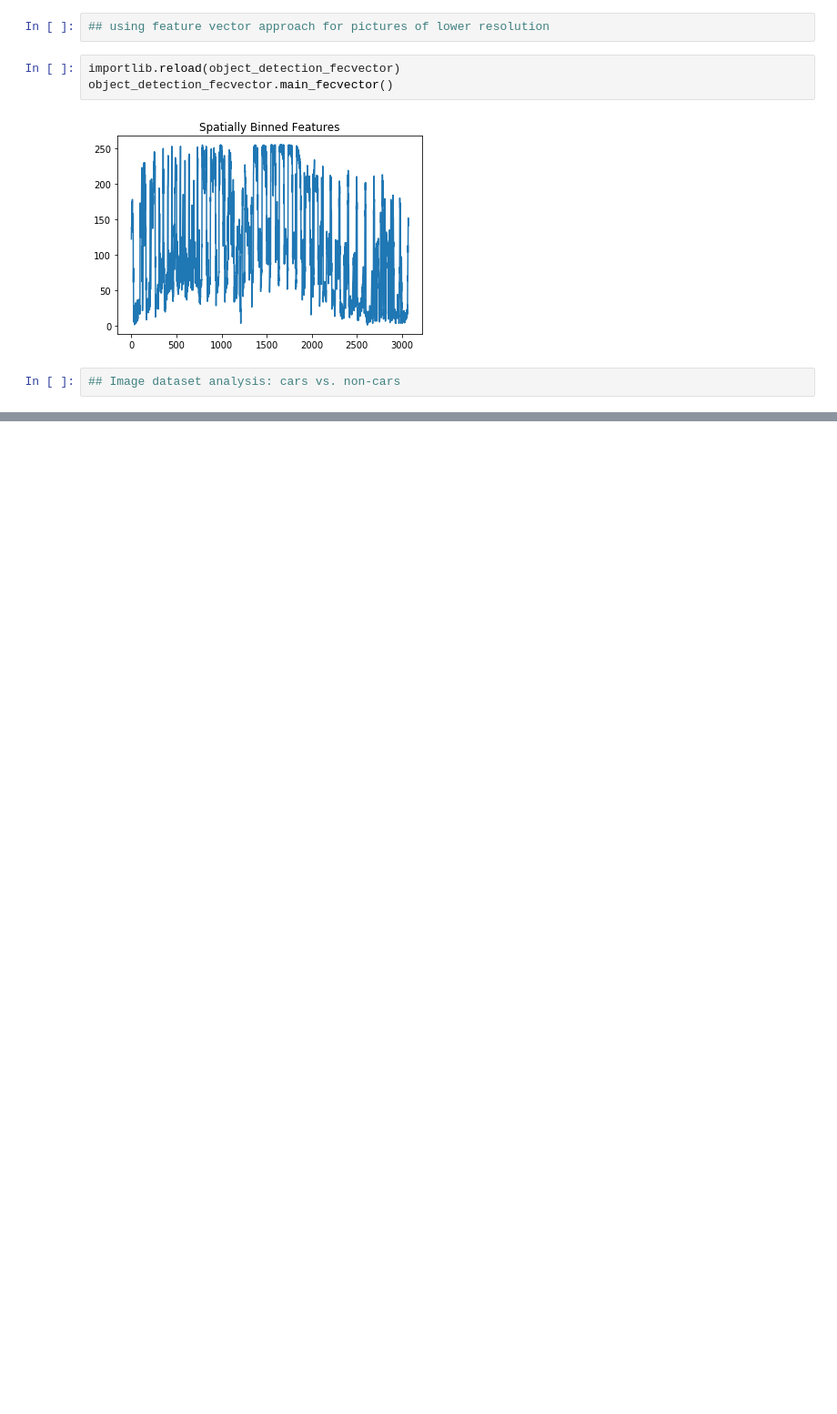
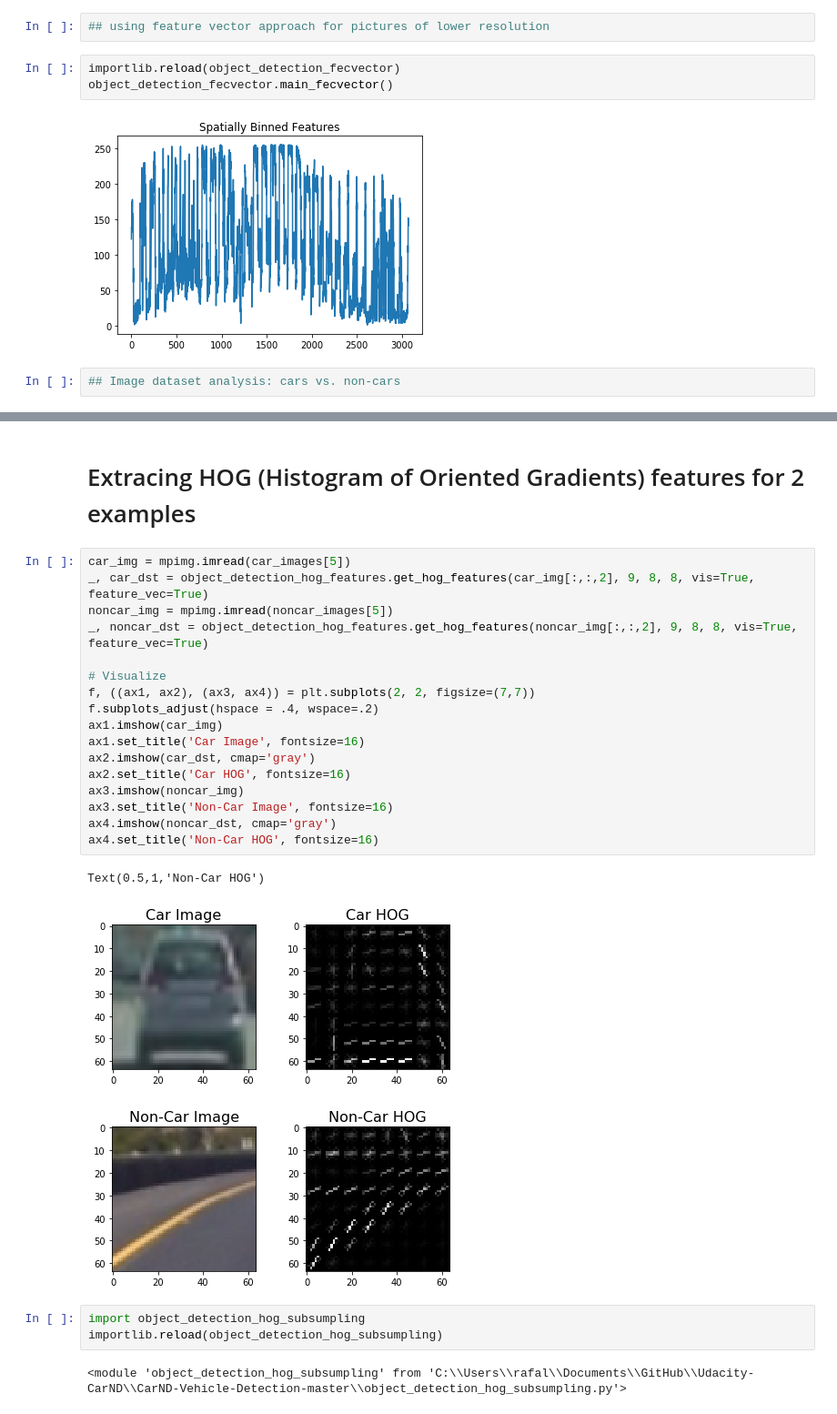
Before and after one commit to rbiegacz/Udacity-CarND, a Jupyter notebook: CarND-Vehicle-Detection-master/vehicle_detection.ipynb, the cells around one changed output, grey strips where cells are left out. Shown: that part at 91% size. Saved outputs shown, nothing was run; the diff lists cells and outputs as text; blank space fills up the shorter version.

```diff
--- a/CarND-Vehicle-Detection-master/vehicle_detection.ipynb
+++ b/CarND-Vehicle-Detection-master/vehicle_detection.ipynb
@@ -123,0 +168,27 @@ roadlanes.convolutions()
+# %% [markdown]
+# Extracing HOG (Histogram of Oriented Gradients) features for 2 examples
+# %%
+car_img = mpimg.imread(car_images[5])
+_, car_dst = object_detection_hog_features.get_hog_features(car_img[:,:,2], 9, 8, 8, vis=True, feature_vec=True)
+noncar_img = mpimg.imread(noncar_images[5])
+_, noncar_dst = object_detection_hog_features.get_hog_features(noncar_img[:,:,2], 9, 8, 8, vis=True, feature_vec=True)
+
+# Visualize
+f, ((ax1, ax2), (ax3, ax4)) = plt.subplots(2, 2, figsize=(7,7))
+f.subplots_adjust(hspace = .4, wspace=.2)
+ax1.imshow(car_img)
+ax1.set_title('Car Image', fontsize=16)
+ax2.imshow(car_dst, cmap='gray')
+ax2.set_title('Car HOG', fontsize=16)
+ax3.imshow(noncar_img)
+ax3.set_title('Non-Car Image', fontsize=16)
+ax4.imshow(noncar_dst, cmap='gray')
+ax4.set_title('Non-Car HOG', fontsize=16)
+# %% [output]
+Text(0.5,1,'Non-Car HOG')
+[figure, added]
+# %%
+import object_detection_hog_subsumpling
+importlib.reload(object_detection_hog_subsumpling)
+# %% [output]
+<module 'object_detection_hog_subsumpling' from 'C:\\Users\\rafal\\Documents\\GitHub\\Udacity-CarND\\CarND-Vehicle-Detection-master\\object_detection_hog_subsumpling.py'>
```
Also changed, not shown: parts of 22 cells of this notebook.
